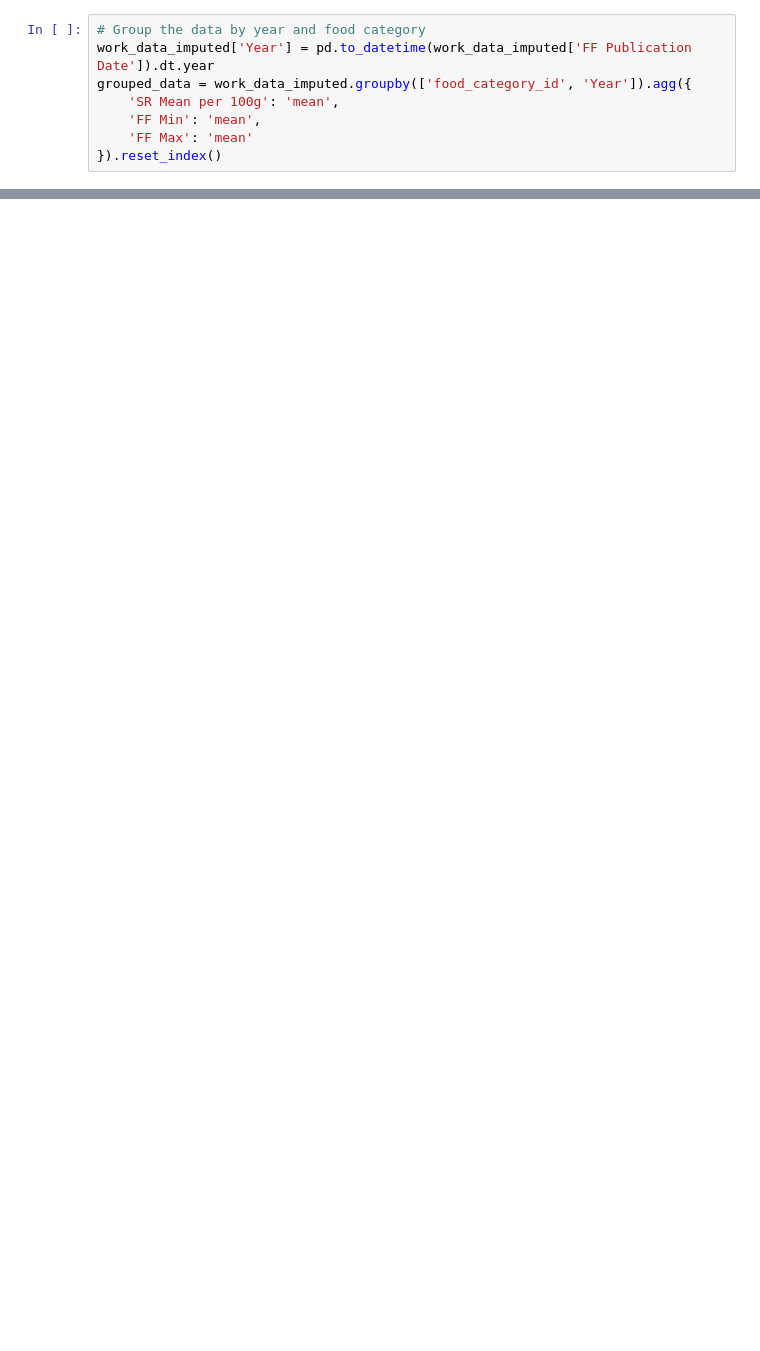
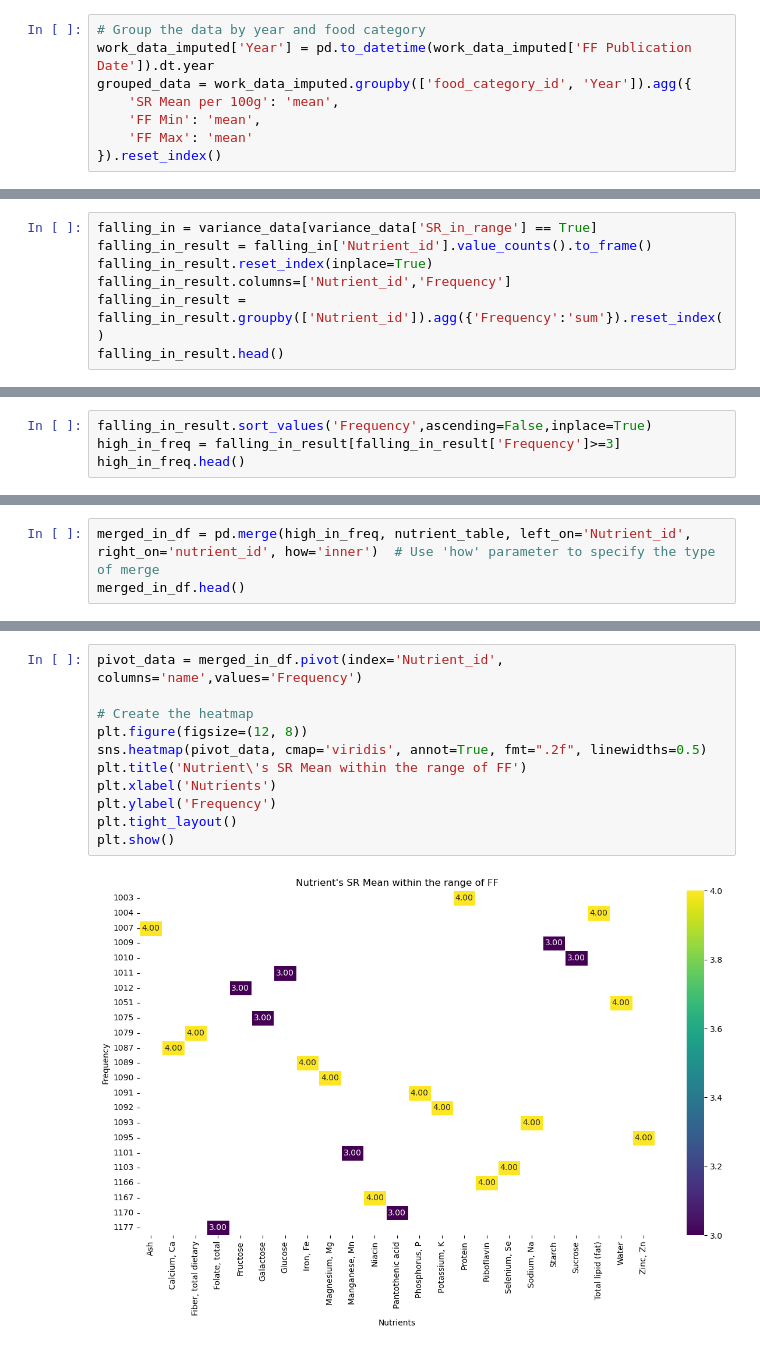
Before and after one commit to RakshandaHedawoo/Nutritionanalytics, a Jupyter notebook: IC24challenge.ipynb, the cells around one changed output, grey strips where cells are left out. Saved outputs shown, nothing was run; the diff lists cells and outputs as text; blank space fills up the shorter version.

```diff
--- a/IC24challenge.ipynb
+++ b/IC24challenge.ipynb
@@ -256,0 +234,7 @@ nutrient_table.head()
+# %%
+falling_in = variance_data[variance_data['SR_in_range'] == True]
+falling_in_result = falling_in['Nutrient_id'].value_counts().to_frame()
+falling_in_result.reset_index(inplace=True)
+falling_in_result.columns=['Nutrient_id','Frequency']
+falling_in_result = falling_in_result.groupby(['Nutrient_id']).agg({'Frequency':'sum'}).reset_index()
+falling_in_result.head()
@@ -256,0 +248,4 @@ nutrient_table.head()
+# %%
+falling_in_result.sort_values('Frequency',ascending=False,inplace=True)
+high_in_freq = falling_in_result[falling_in_result['Frequency']>=3]
+high_in_freq.head()
@@ -256,0 +268,3 @@ nutrient_table.head()
+# %%
+merged_in_df = pd.merge(high_in_freq, nutrient_table, left_on='Nutrient_id', right_on='nutrient_id', how='inner')  # Use 'how' parameter to specify the type of merge
+merged_in_df.head()
@@ -256,0 +301,13 @@ nutrient_table.head()
+# %%
+pivot_data = merged_in_df.pivot(index='Nutrient_id', columns='name',values='Frequency')
+
+# Create the heatmap
+plt.figure(figsize=(12, 8))
+sns.heatmap(pivot_data, cmap='viridis', annot=True, fmt=".2f", linewidths=0.5)
+plt.title('Nutrient\'s SR Mean within the range of FF')
+plt.xlabel('Nutrients')
+plt.ylabel('Frequency')
+plt.tight_layout()
+plt.show()
+# %% [output]
+[figure, added]
```
Also changed, not shown: parts of 19 cells of this notebook, 1 other file.
